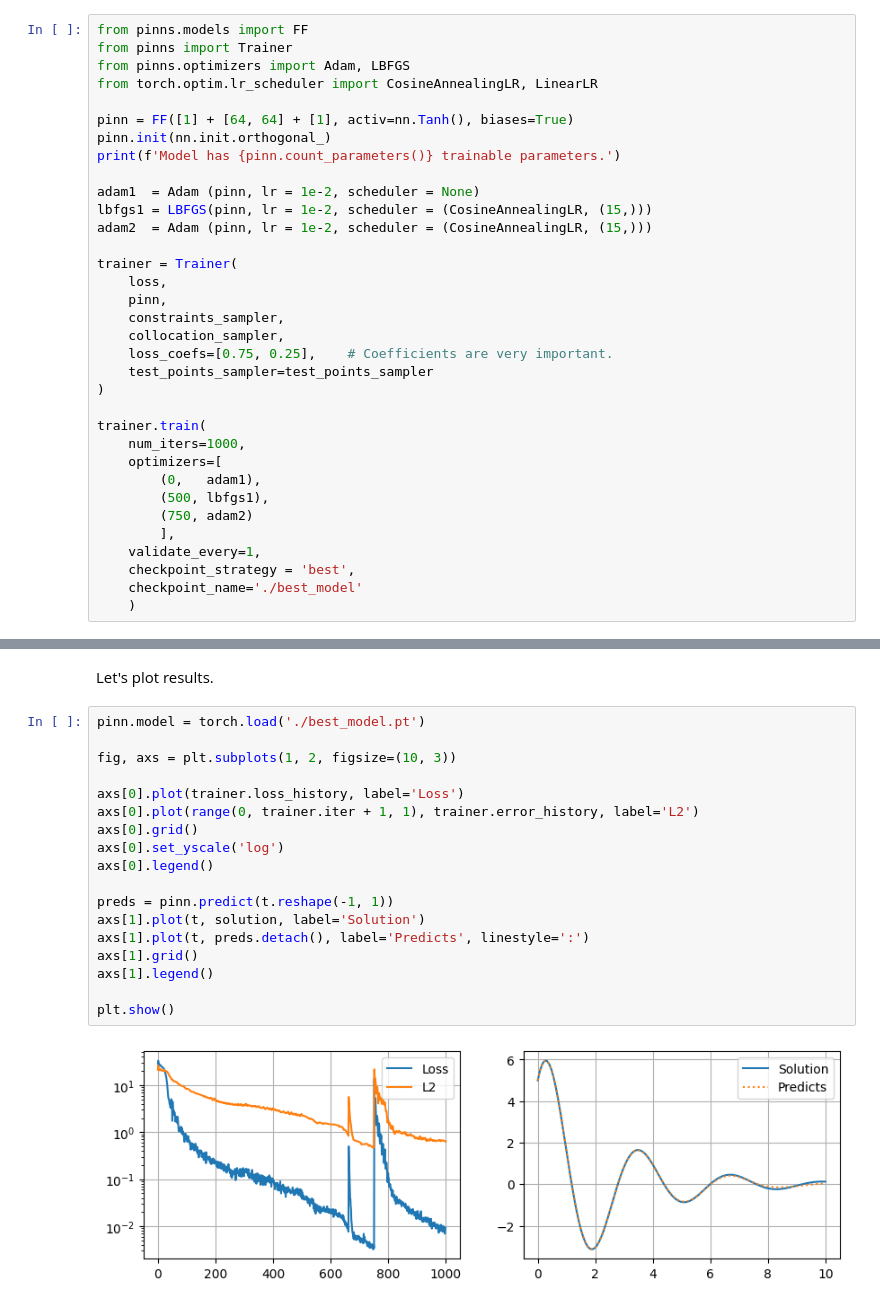
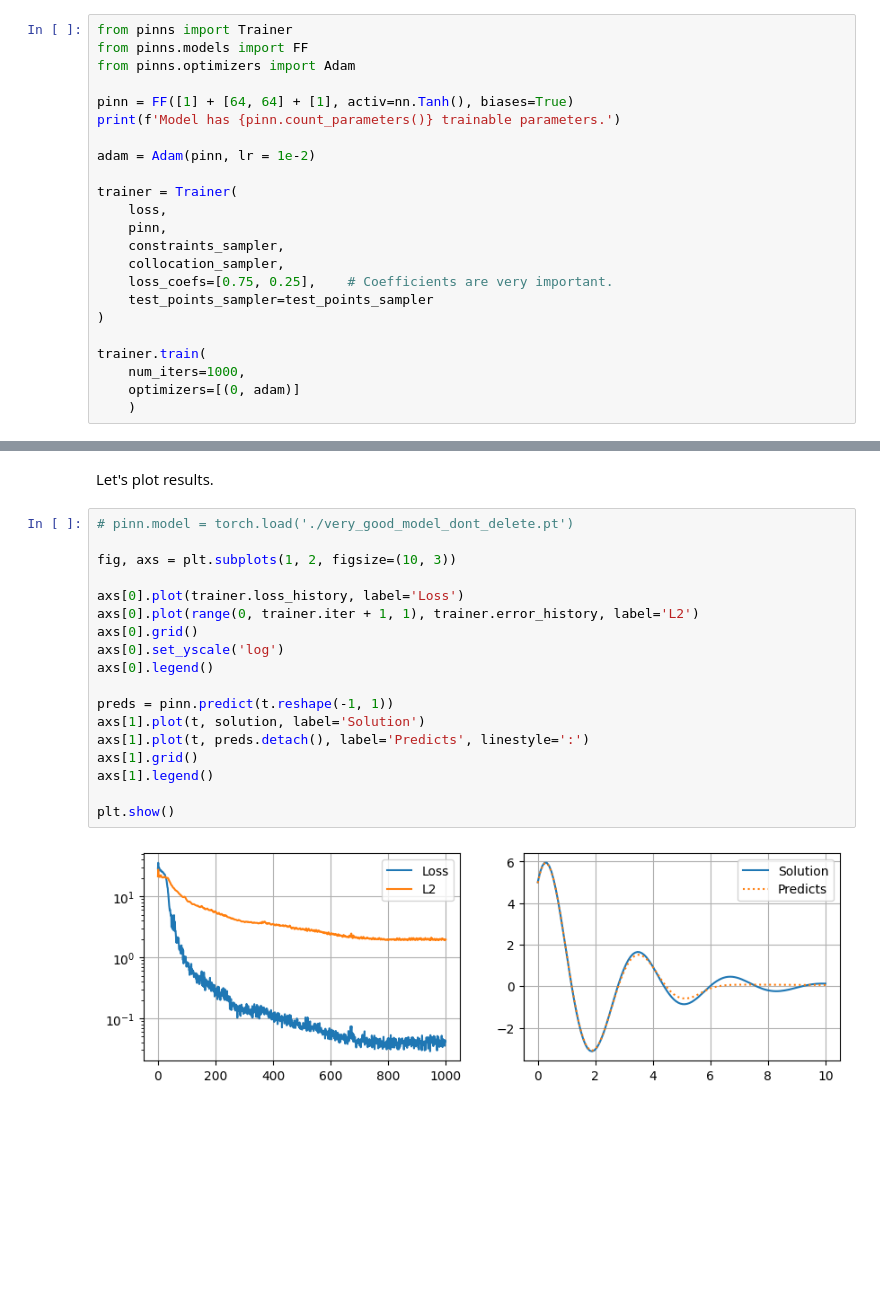
Before and after one commit to DaniilLaptev/pinns, a Jupyter notebook: examples/dho.ipynb, the cells around one changed output, grey strips where cells are left out. Drawn from its saved outputs; the diff is of its cells as text; blank space fills up the shorter version.

```diff
--- a/examples/dho.ipynb
+++ b/examples/dho.ipynb
@@ -102,18 +102,14 @@ def loss(
 # %% [markdown]
 And now we can define some neural network and train it using default training logic.
 # %%
+from pinns import Trainer
 from pinns.models import FF
-from pinns import Trainer
-from pinns.optimizers import Adam, LBFGS
-from torch.optim.lr_scheduler import CosineAnnealingLR, LinearLR
+from pinns.optimizers import Adam
 
 pinn = FF([1] + [64, 64] + [1], activ=nn.Tanh(), biases=True)
-pinn.init(nn.init.orthogonal_)
 print(f'Model has {pinn.count_parameters()} trainable parameters.')
 
-adam1  = Adam (pinn, lr = 1e-2, scheduler = None)
-lbfgs1 = LBFGS(pinn, lr = 1e-2, scheduler = (CosineAnnealingLR, (15,)))
-adam2  = Adam (pinn, lr = 1e-2, scheduler = (CosineAnnealingLR, (15,)))
+adam = Adam(pinn, lr = 1e-2)
 
 trainer = Trainer(
     loss,
@@ -126,14 +122,7 @@ trainer = Trainer(
 
 trainer.train(
     num_iters=1000,
-    optimizers=[
-        (0,   adam1),
-        (500, lbfgs1),
-        (750, adam2)
-        ],
-    validate_every=1,
-    checkpoint_strategy = 'best',
-    checkpoint_name='./best_model'
+    optimizers=[(0, adam)]
     )
 # %% [output]
 Model has 4353 trainable parameters.
@@ -140,22 +138,22 @@ Model has 4353 trainable parameters.
 # %% [markdown]
 Let's plot results.
 # %%
-pinn.model = torch.load('./best_model.pt')
+# pinn.model = torch.load('./very_good_model_dont_delete.pt')
 
 fig, axs = plt.subplots(1, 2, figsize=(10, 3))
 
 axs[0].plot(trainer.loss_history, label='Loss')
 axs[0].plot(range(0, trainer.iter + 1, 1), trainer.error_history, label='L2')
 axs[0].grid()
 axs[0].set_yscale('log')
 axs[0].legend()
 
 preds = pinn.predict(t.reshape(-1, 1))
 axs[1].plot(t, solution, label='Solution')
 axs[1].plot(t, preds.detach(), label='Predicts', linestyle=':')
 axs[1].grid()
 axs[1].legend()
 
 plt.show()
 # %% [output]
-[figure, old version]
+[figure, new version]
```
Also changed, not shown: parts of 5 cells of this notebook, 7 other files.
